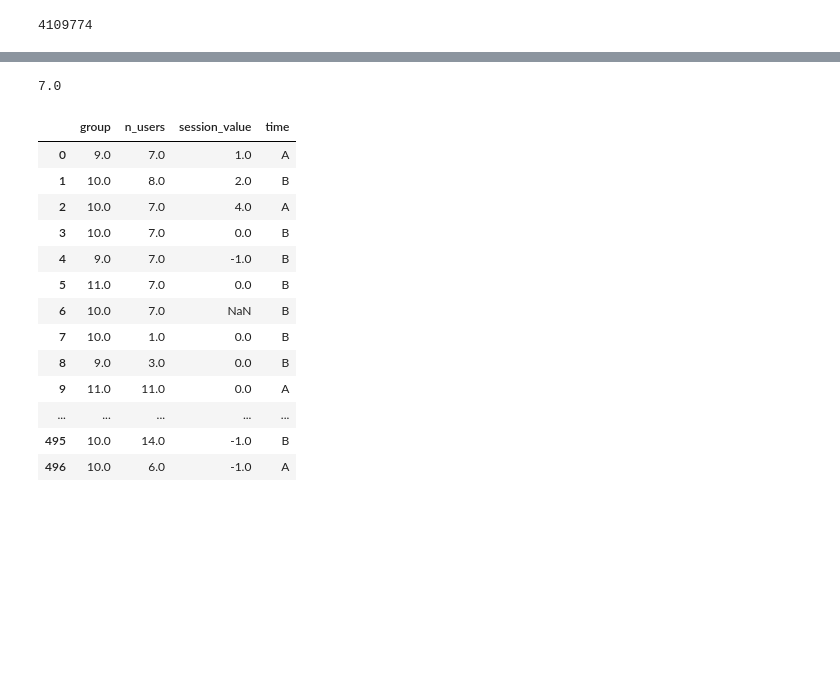
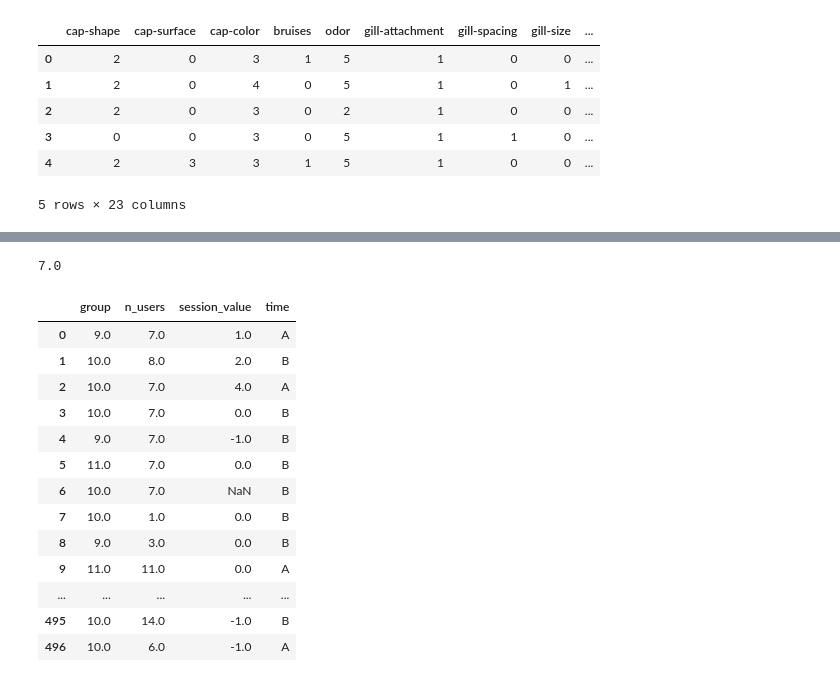
Before and after one commit to mudcrab88/ods_course, a Jupyter notebook: Untitled1.ipynb, the cells around one changed output, grey strips where cells are left out. Cells and saved outputs as stored; diff of their text form; code cells hidden in the pictures; blank space fills up the shorter version.

```diff
--- a/Untitled1.ipynb
+++ b/Untitled1.ipynb
@@ -4,5 +0,0 @@ with open("IMD.dat", mode='rb') as file: # b is important -> binary
-# %%
-regular_string = fileContent.decode('ISO-8859-1')
-print(len(regular_string))
-# %% [output]
-4109774
@@ -8,0 +15,14 @@ print(len(regular_string))
+# %%
+mush_df = pd.read_csv('training_mush.csv')
+y = mush_df['class']
+X = mush_df.drop('class', axis=1)
+X_train, X_test, y_train, y_test = train_test_split(X, y, test_size=0.33, random_state=42)
+mush_df.head()
+# %% [output]
+|  | cap-shape | cap-surface | cap-color | bruises | odor | gill-attachment | gill-spacing | gill-size | ... |
+| 0 | 2 | 0 | 3 | 1 | 5 | 1 | 0 | 0 | ... |
+| 1 | 2 | 0 | 4 | 0 | 5 | 1 | 0 | 1 | ... |
+| 2 | 2 | 0 | 3 | 0 | 2 | 1 | 0 | 0 | ... |
+| 3 | 0 | 0 | 3 | 0 | 5 | 1 | 1 | 0 | ... |
+| 4 | 2 | 3 | 3 | 1 | 5 | 1 | 0 | 0 | ... |
+5 rows × 23 columns
```
Also changed, not shown: parts of 13 cells of this notebook, 5 other files.
